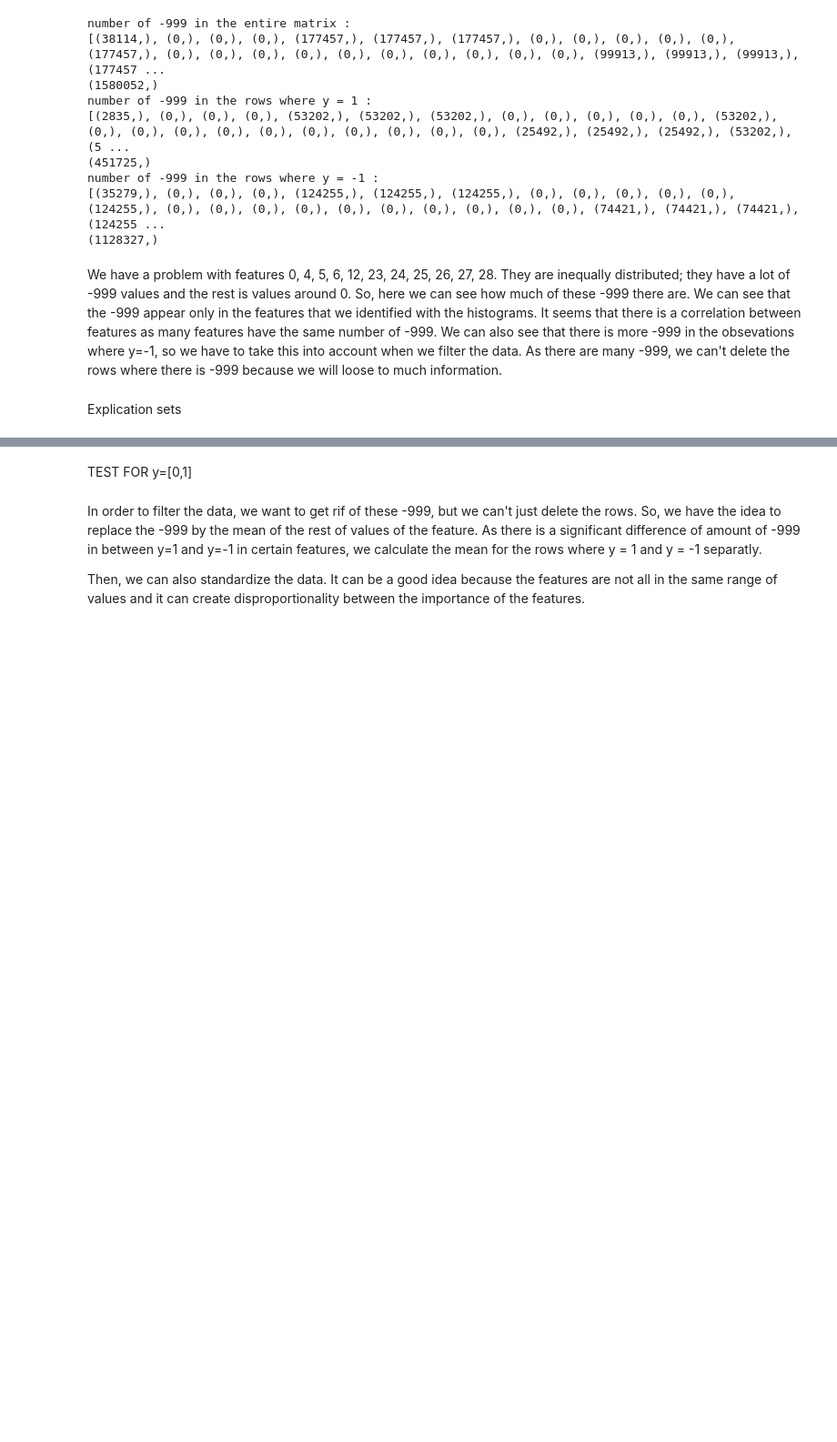
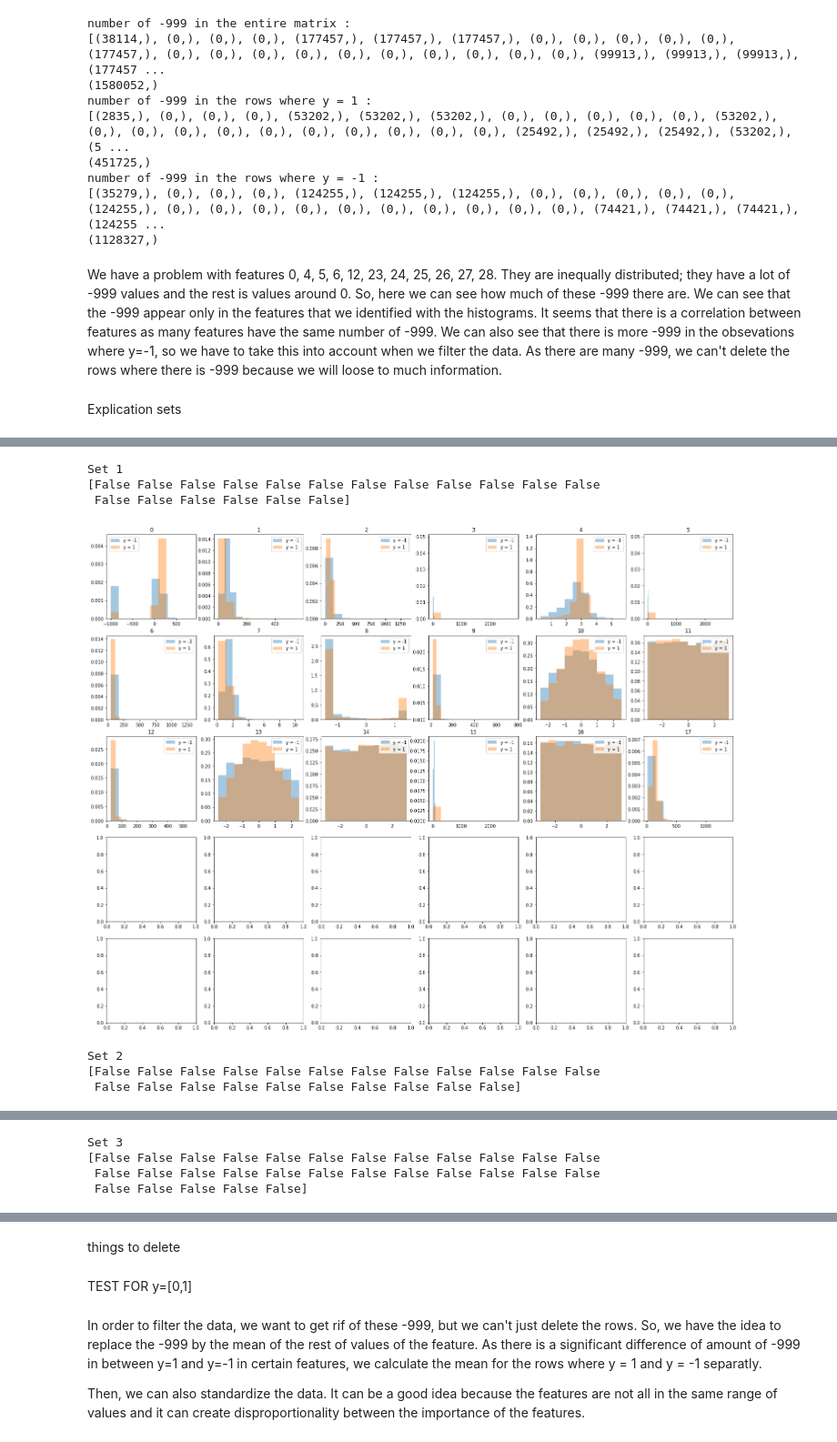
Before and after one commit to CS-433/ml-project-1-jlg, a Jupyter notebook: scripts/project1.ipynb, the cells around one changed output, grey strips where cells are left out. Shown at 91% size. Cells and saved outputs as stored; diff of their text form; code cells hidden in the pictures; blank space fills up the shorter version.

```diff
--- a/scripts/project1.ipynb
+++ b/scripts/project1.ipynb
@@ -162,6 +160,26 @@ number of -999 in the rows where y = -1 :
 We have a problem with features  0, 4, 5, 6, 12, 23, 24, 25, 26, 27, 28. They are inequally distributed; they have a lot of -999 values and the rest is values around 0. So, here we can see how much of these -999 there are. We can see that the -999 appear only in the features that we identified with the histograms. It seems that there is a correlation between features as many features have the same number of -999. We can also see that there is more -999 in the obsevations where y=-1, so we have to take this into account when we filter the data. As there are many -999, we can't delete the rows where there is -999 because we will loose to much information.
 # %% [markdown]
 Explication sets
+# %%
+def histograms(y, tX):
+    ind_1 = np.where(y == 1)
+    ind_2 = np.where(y == -1)
+    tX_1 = tX[ind_1[0],:]
+    tX_2 = tX[ind_2[0],:]
+
+    fig, axs = plt.subplots(5, 6, figsize=(25,20))
+
+    n = 0
+    for i in range(5) :
+        for j in range(6) :
+            axs[i,j].hist(tX_2[:,n], alpha=0.4, density=True, label=['y = -1'])
+            axs[i,j].hist(tX_1[:,n], alpha=0.4, density=True, label=['y = 1'])
+            axs[i,j].legend()
+            axs[i,j].set_title(n)
+            n = n + 1
+            if n>=tX.shape[1]: break
+        if n>=tX.shape[1]: break
+    plt.show()
 # %%
 set1_x, set1_y, set1_ids, set2_x, set2_y, set2_ids, set3_x, set3_y, set3_ids = separate_sets(tX, y, ids)
 
@@ -178,0 +209,20 @@ _ = outliers(set3_x, -999)
+# %%
+print('Set 1')
+print(np.all(set1_x==set1_x[0], axis = 0))
+histograms(set1_y, set1_x)
+
+print('\nSet 2')
+print(np.all(set2_x==set2_x[0], axis = 0))
+histograms(set2_y, set2_x)
+
+print('\nSet 3')
+print(np.all(set3_x==set3_x[0], axis = 0))
+histograms(set3_y, set3_x)
+# %% [output]
+Set 1
+[False False False False False False False False False False False False
+ False False False False False False]
+[figure, added]
+Set 2
+[False False False False False False False False False False False False
+ False False False False False False False False False False]
@@ -178,0 +230,4 @@ _ = outliers(set3_x, -999)
+Set 3
+[False False False False False False False False False False False False
+ False False False False False False False False False False False False
+ False False False False False]
@@ -179,3 +235,5 @@ _ = outliers(set3_x, -999)
+# %% [markdown]
+things to delete
 # %% [markdown]
 TEST FOR y=[0,1]
 # %%
```
Also changed, not shown: parts of 9 cells of this notebook, 1 other file.
